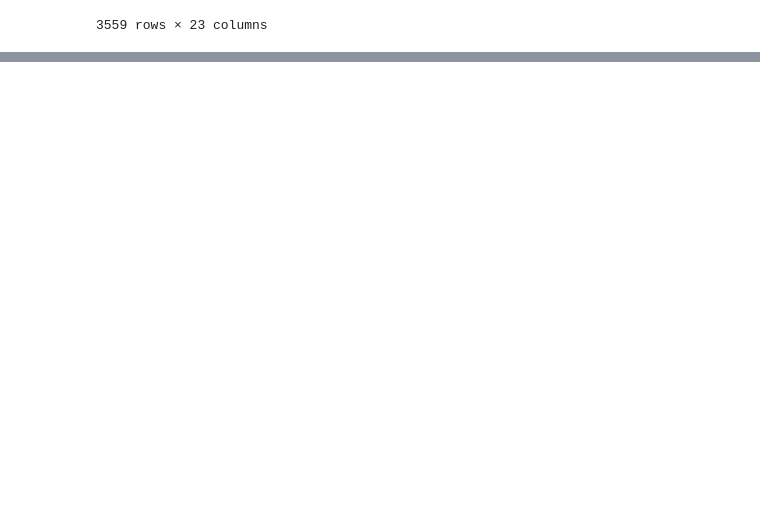
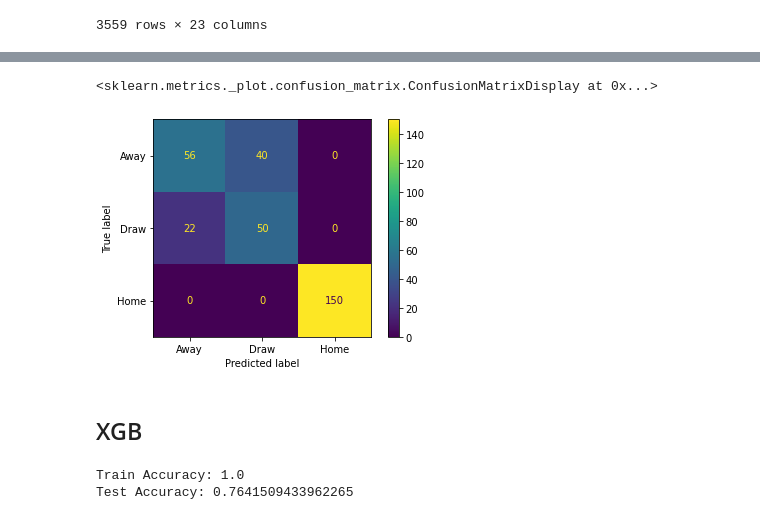
Before and after one commit to barteaga10/Premier-League-Prediction, a Jupyter notebook: Cleaning Data.ipynb, the cells around one changed output, grey strips where cells are left out. Cells and saved outputs as stored; diff of their text form; code cells hidden in the pictures; blank space fills up the shorter version.

```diff
--- a/Cleaning Data.ipynb
+++ b/Cleaning Data.ipynb
@@ -672,0 +728,24 @@ X_test, X_val, y_test, y_val = train_test_split(X, y, test_size=0.1,
+# %%
+cat_transformer = Pipeline(steps=[
+    ('ohe', OneHotEncoder(drop='first'))
+])
+
+num_transformer = Pipeline(steps = [
+    ('num_imputer', SimpleImputer(strategy='mean')),
+    ('scaler', MinMaxScaler())
+])
+# %%
+preprocessor = ColumnTransformer(transformers=[
+    ('num', num_transformer, num_cols),
+    ('cat', cat_transformer, cat_cols)
+])
+# %%
+nb_clf = Pipeline(steps =[
+    ('preprocessor', preprocessor),
+    ('nb', GaussianNB())
+])
+# %%
+nb_clf.fit(X_train, y_train)
+
+print(f'Train Accuracy: {nb_clf.score(X_train, y_train)}')
+print(f'Test Accuracy: {nb_clf.score(X_test, y_test)}')
@@ -672,0 +779,7 @@ X_test, X_val, y_test, y_val = train_test_split(X, y, test_size=0.1,
+# %%
+plot_confusion_matrix(nb_clf, X_test, y_test,display_labels=['Away', 'Draw', 'Home'])
+# %% [output]
+<sklearn.metrics._plot.confusion_matrix.ConfusionMatrixDisplay at 0x...>
+[figure, added]
+# %% [markdown]
+## XGB
@@ -672,0 +791,8 @@ X_test, X_val, y_test, y_val = train_test_split(X, y, test_size=0.1,
+# %%
+xgb_clf.fit(X_train, y_train)
+
+print(f'Train Accuracy: {xgb_clf.score(X_train, y_train)}')
+print(f'Test Accuracy: {xgb_clf.score(X_test, y_test)}')
+# %% [output]
+Train Accuracy: 1.0
+Test Accuracy: 0.7641509433962265
```
Also changed, not shown: parts of 17 cells of this notebook.
